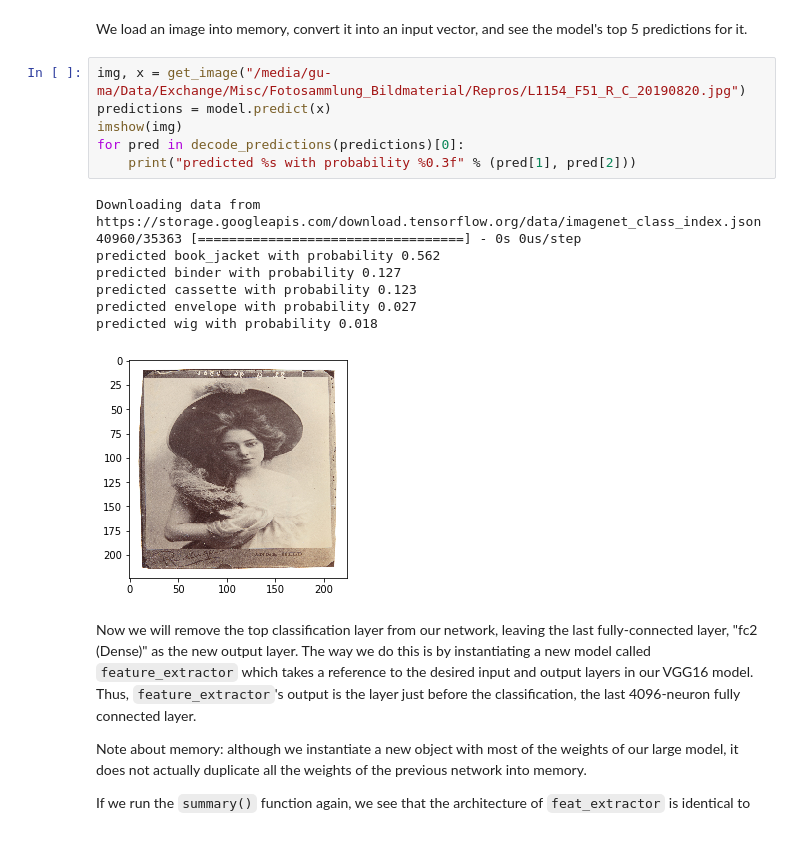
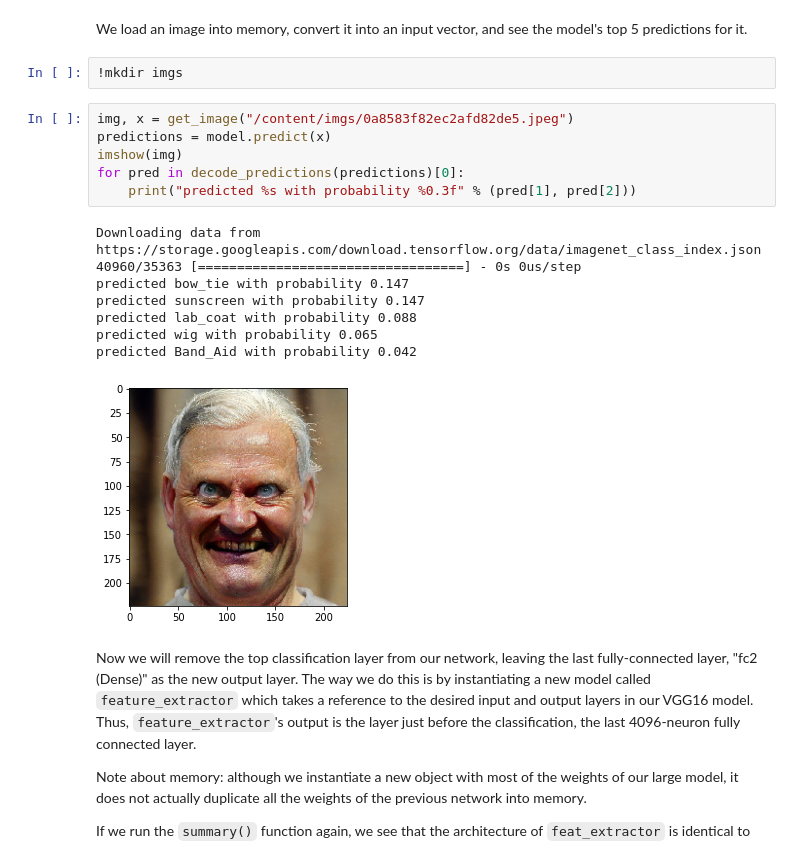
Before and after one commit to digitalideation/digcre_h2201, a Jupyter notebook: samples/08-image-search.ipynb, the cells around one changed output. Saved outputs shown, nothing was run; the diff lists cells and outputs as text.

```diff
--- a/samples/08-image-search.ipynb
+++ b/samples/08-image-search.ipynb
@@ -90,21 +86,23 @@ def get_image(path):
 (None, 224, 224, 3)
 # %% [markdown]
 We load an image into memory, convert it into an input vector, and see the model's top 5 predictions for it.
+# %%
+!mkdir imgs
 # %%
-img, x = get_image("/media/gu-ma/Data/Exchange/Misc/Fotosammlung_Bildmaterial/Repros/L1154_F51_R_C_20190820.jpg")
+img, x = get_image("/content/imgs/0a8583f82ec2afd82de5.jpeg")
 predictions = model.predict(x)
 imshow(img)
 for pred in decode_predictions(predictions)[0]:
     print("predicted %s with probability %0.3f" % (pred[1], pred[2]))
 # %% [output]
 Downloading data from https://storage.googleapis.com/download.tensorflow.org/data/imagenet_class_index.json
 40960/35363 [==================================] - 0s 0us/step
-predicted book_jacket with probability 0.562
-predicted binder with probability 0.127
-predicted cassette with probability 0.123
-predicted envelope with probability 0.027
-predicted wig with probability 0.018
+predicted bow_tie with probability 0.147
+predicted sunscreen with probability 0.147
+predicted lab_coat with probability 0.088
+predicted wig with probability 0.065
+predicted Band_Aid with probability 0.042
-[figure, old version]
+[figure, new version]
 # %% [markdown]
 Now we will remove the top classification layer from our network, leaving the last fully-connected layer, "fc2 (Dense)" as the new output layer. The way we do this is by instantiating a new model called `feature_extractor` which takes a reference to the desired input and output layers in our VGG16 model. Thus, `feature_extractor`'s output is the layer just before the classification, the last 4096-neuron fully connected layer.
 
```
Also changed, not shown: parts of 11 cells of this notebook.
